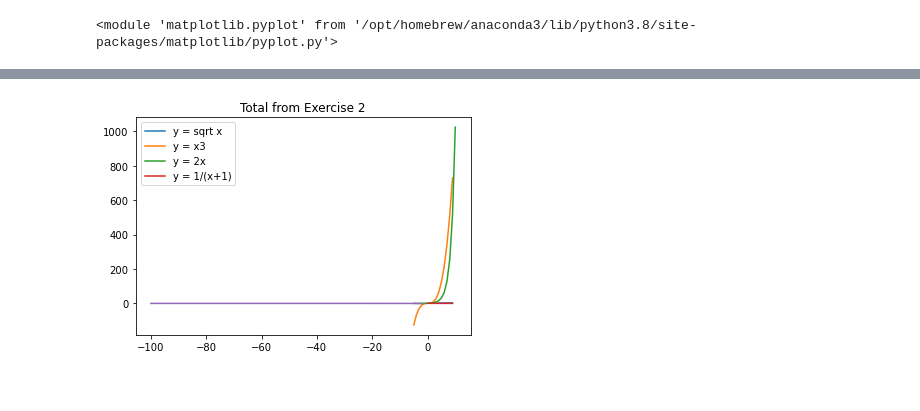
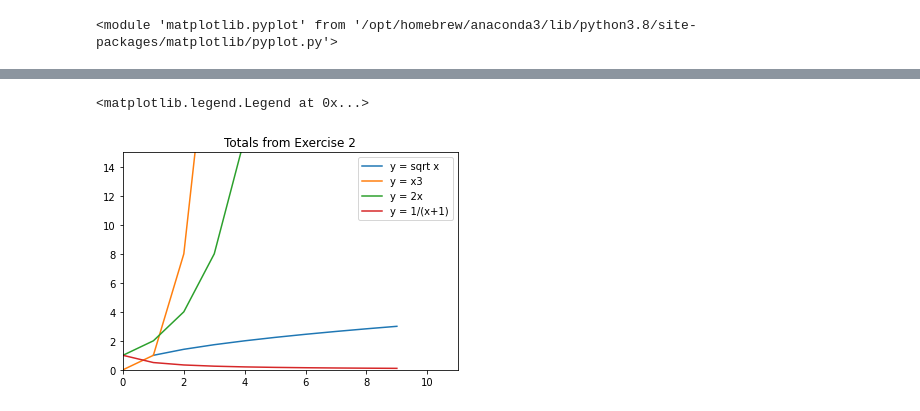
Before and after one commit to lupeluna/numpy-pandas-visualization-exercises, a Jupyter notebook: matplotlib_exercises.ipynb, the cells around one changed output, grey strips where cells are left out. Cells and saved outputs as stored; diff of their text form; code cells hidden in the pictures.

```diff
--- a/matplotlib_exercises.ipynb
+++ b/matplotlib_exercises.ipynb
@@ -112,28 +128,37 @@ Text(-5, 0, 'y = 1/(x+1)')
 # %%
 x = (range(1, 10))
 y = [math.sqrt(n) for n in x]
+
 plt.plot(x,y, label = 'y = sqrt x')
+#plt.show
 
 x = range(-5,10)
 y = [n**3 for n in x]
+
 plt.plot(x,y, label = 'y = x3')
+#plt.show
 
 
 x = range(-5, 11)
 y = [2 ** n for n in x]
+
 plt.plot(x,y, label = 'y = 2x')
-
+#plt.show
 
 
 x = range(0, 10)
 y = [(1/(n + 1)) for n in x]
 x2 = range(-100, -1)
 y2 = [1 / (n + 1) for n in x2]
 
+#plt.show
+
 plt.plot(x,y, label = 'y = 1/(x+1)')
 plt.plot(x2, y2)
-plt.title('Total from Exercise 2')
+plt.title('Totals from Exercise 2')
+plt.xlim(0,11)
+plt.ylim(0,15)
 plt.legend()
-plt.show()
 # %% [output]
+<matplotlib.legend.Legend at 0x...>
-[figure, old version]
+[figure, new version]
```
Also changed, not shown: parts of 6 cells of this notebook.
